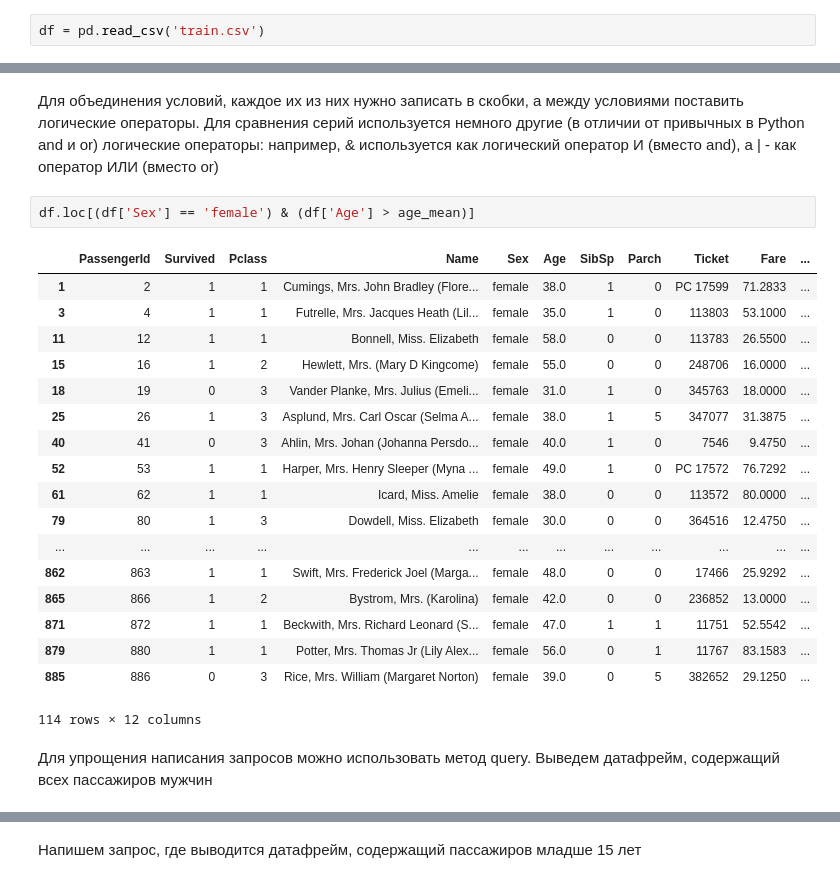
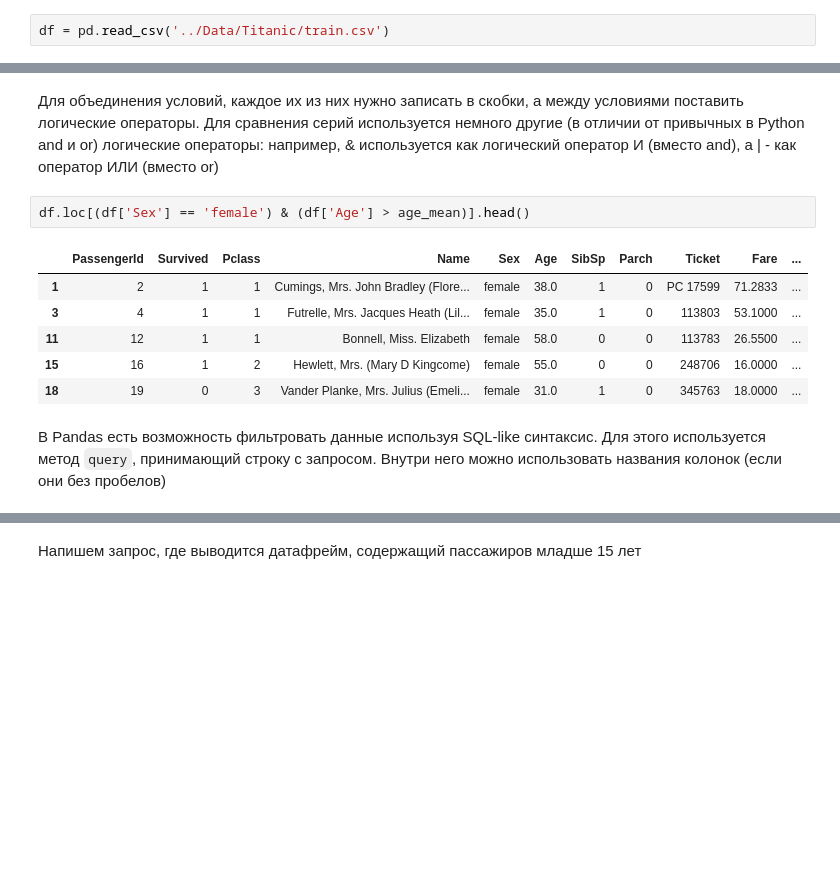
Before and after one commit to Kereat/Notes, a Jupyter notebook: 2. Введение в Pandas/Pandas.ipynb, the cells around one changed output, grey strips where cells are left out. Cells and saved outputs as stored; diff of their text form; blank space fills up the shorter version.

```diff
--- a/2. Введение в Pandas/Pandas.ipynb
+++ b/2. Введение в Pandas/Pandas.ipynb
@@ -14,3 +88,3 @@ import numpy as np
 # %%
-df = pd.read_csv('train.csv')
+df = pd.read_csv('../Data/Titanic/train.csv')
 # %% [markdown]
@@ -577,26 +614,14 @@ print(age_mean)
 # %% [markdown]
 Для объединения условий, каждое их из них нужно записать в скобки, а между условиями поставить логические операторы. Для сравнения серий используется немного другие (в отличии от привычных в Python and и or) логические операторы: например, & используется как логический оператор И (вместо and), а | - как оператор ИЛИ (вместо or)
 # %%
-df.loc[(df['Sex'] == 'female') & (df['Age'] > age_mean)]
+df.loc[(df['Sex'] == 'female') & (df['Age'] > age_mean)].head()
 # %% [output]
 |  | PassengerId | Survived | Pclass | Name | Sex | Age | SibSp | Parch | Ticket | Fare | ... |
 | 1 | 2 | 1 | 1 | Cumings, Mrs. John Bradley (Flore... | female | 38.0 | 1 | 0 | PC 17599 | 71.2833 | ... |
 | 3 | 4 | 1 | 1 | Futrelle, Mrs. Jacques Heath (Lil... | female | 35.0 | 1 | 0 | 113803 | 53.1000 | ... |
 | 11 | 12 | 1 | 1 | Bonnell, Miss. Elizabeth | female | 58.0 | 0 | 0 | 113783 | 26.5500 | ... |
 | 15 | 16 | 1 | 2 | Hewlett, Mrs. (Mary D Kingcome) | female | 55.0 | 0 | 0 | 248706 | 16.0000 | ... |
 | 18 | 19 | 0 | 3 | Vander Planke, Mrs. Julius (Emeli... | female | 31.0 | 1 | 0 | 345763 | 18.0000 | ... |
-| 25 | 26 | 1 | 3 | Asplund, Mrs. Carl Oscar (Selma A... | female | 38.0 | 1 | 5 | 347077 | 31.3875 | ... |
-| 40 | 41 | 0 | 3 | Ahlin, Mrs. Johan (Johanna Persdo... | female | 40.0 | 1 | 0 | 7546 | 9.4750 | ... |
-| 52 | 53 | 1 | 1 | Harper, Mrs. Henry Sleeper (Myna ... | female | 49.0 | 1 | 0 | PC 17572 | 76.7292 | ... |
-| 61 | 62 | 1 | 1 | Icard, Miss. Amelie | female | 38.0 | 0 | 0 | 113572 | 80.0000 | ... |
-| 79 | 80 | 1 | 3 | Dowdell, Miss. Elizabeth | female | 30.0 | 0 | 0 | 364516 | 12.4750 | ... |
-| ... | ... | ... | ... | ... | ... | ... | ... | ... | ... | ... | ... |
-| 862 | 863 | 1 | 1 | Swift, Mrs. Frederick Joel (Marga... | female | 48.0 | 0 | 0 | 17466 | 25.9292 | ... |
-| 865 | 866 | 1 | 2 | Bystrom, Mrs. (Karolina) | female | 42.0 | 0 | 0 | 236852 | 13.0000 | ... |
-| 871 | 872 | 1 | 1 | Beckwith, Mrs. Richard Leonard (S... | female | 47.0 | 1 | 1 | 11751 | 52.5542 | ... |
-| 879 | 880 | 1 | 1 | Potter, Mrs. Thomas Jr (Lily Alex... | female | 56.0 | 0 | 1 | 11767 | 83.1583 | ... |
-| 885 | 886 | 0 | 3 | Rice, Mrs. William (Margaret Norton) | female | 39.0 | 0 | 5 | 382652 | 29.1250 | ... |
-114 rows × 12 columns
-# %% [markdown]
-Для упрощения написания запросов можно использовать метод query. Выведем датафрейм, содержащий всех пассажиров мужчин
+# %% [markdown]
+В Pandas есть возможность фильтровать данные используя SQL-like синтаксис. Для этого используется метод <code>query</code>, принимающий строку с запросом. Внутри него можно использовать названия колонок (если они без пробелов)
 # %%
```
Also changed, not shown: parts of 130 cells of this notebook.
